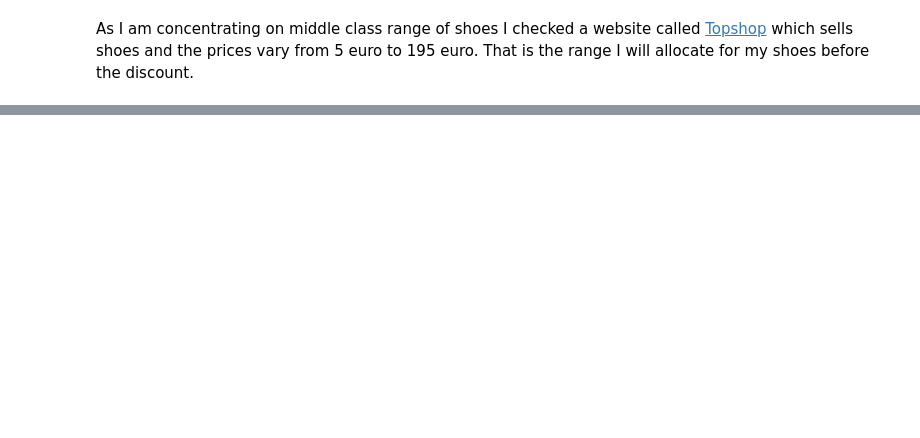
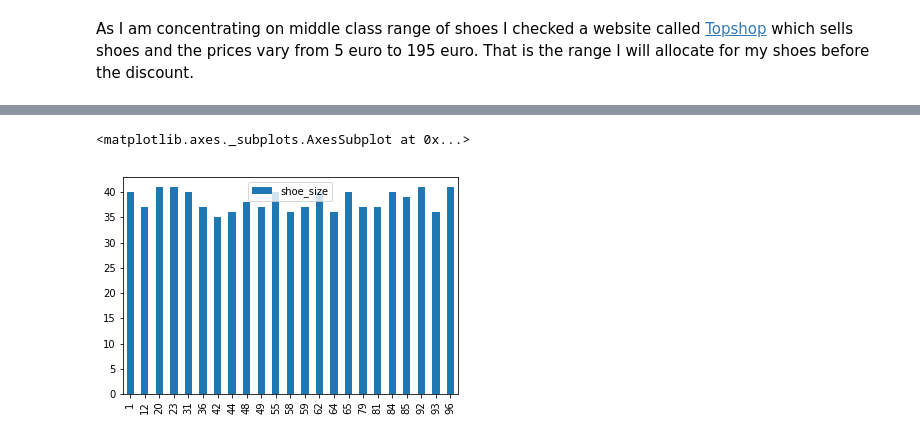
Before and after one commit to MartynaMisk/ProgrammingProject, a Jupyter notebook: RealworldPhenomenon.ipynb, the cells around one changed output, grey strips where cells are left out. Saved outputs shown, nothing was run; the diff lists cells and outputs as text; code cells hidden in the pictures; blank space fills up the shorter version.

```diff
--- a/RealworldPhenomenon.ipynb
+++ b/RealworldPhenomenon.ipynb
@@ -379,0 +350,7 @@ data[data.shoe_size >=40]
+# %%
+#if we want to see the sizes avaialble throught a graph we can plot it like this:
+df = shoe_type.loc[:,['shoe_size',]]
+df.plot(kind='bar')
+# %% [output]
+<matplotlib.axes._subplots.AxesSubplot at 0x...>
+[figure, added]
```
Also changed, not shown: parts of 57 cells of this notebook.
